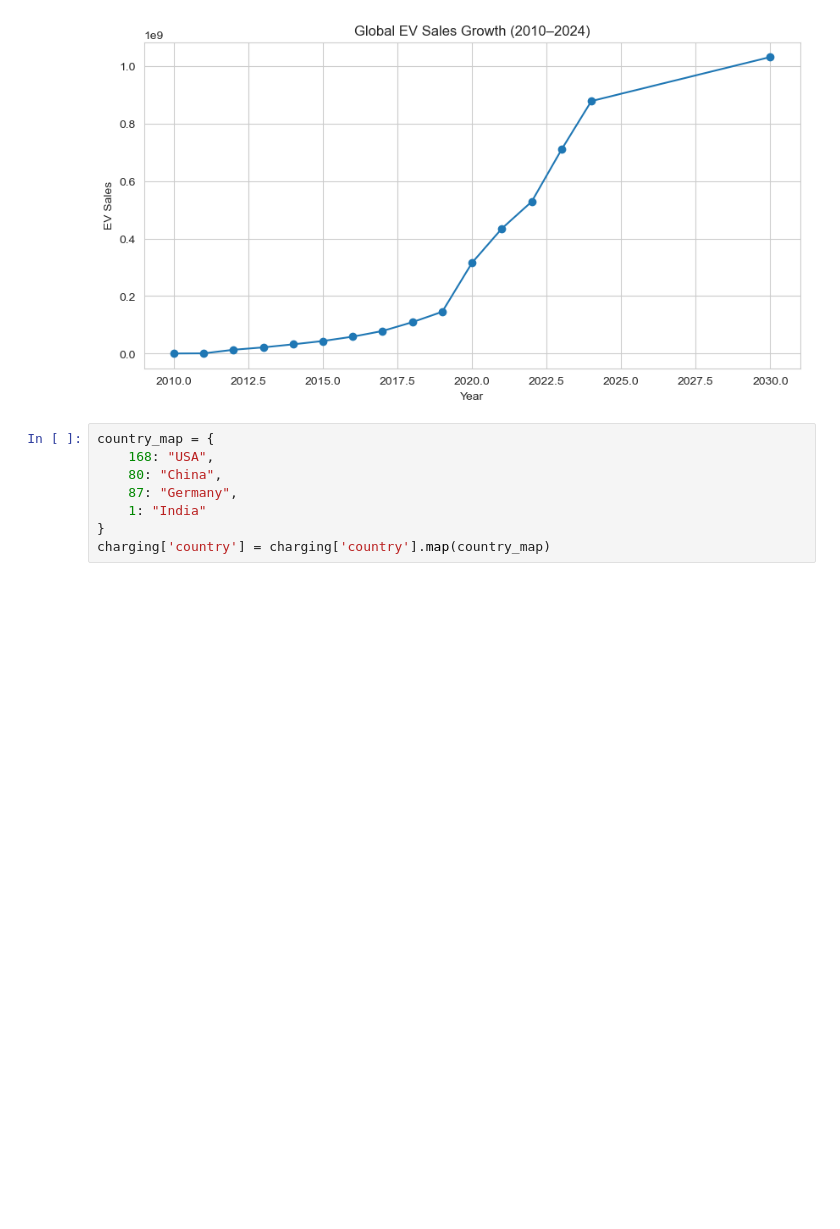
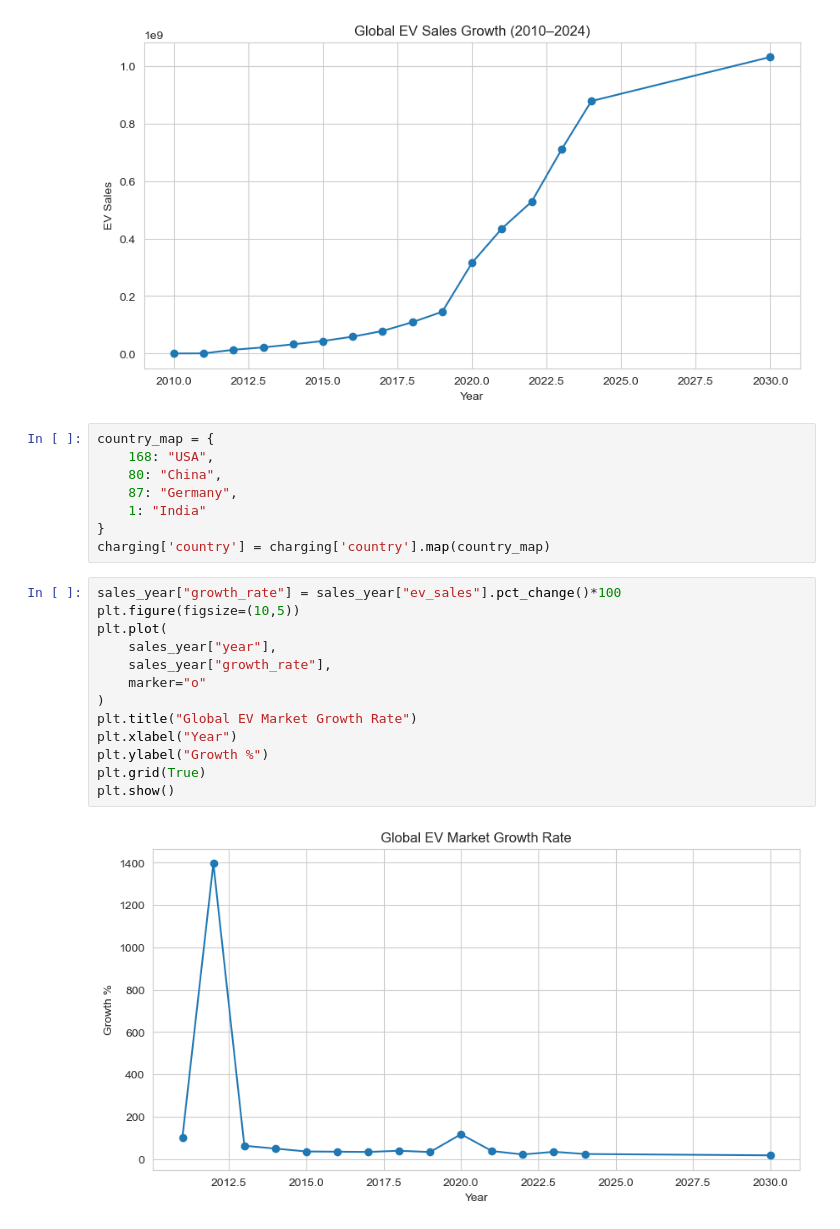
Before and after one commit to AnanthaRam-GS/eVehicle-adoption-analytics, a Jupyter notebook: notebooks/time_series.ipynb, the cells around one changed output. Drawn from its saved outputs; the diff is of its cells as text; blank space fills up the shorter version.

Commit message:
docs: update time series notebook with executed cell output, including a plot.docs: Update time series notebook with executed cell output

```diff
--- a/notebooks/time_series.ipynb
+++ b/notebooks/time_series.ipynb
@@ -52,3 +52,18 @@ country_map = {
     1: "India"
 }
 charging['country'] = charging['country'].map(country_map)
+# %%
+sales_year["growth_rate"] = sales_year["ev_sales"].pct_change()*100
+plt.figure(figsize=(10,5))
+plt.plot(
+    sales_year["year"],
+    sales_year["growth_rate"],
+    marker="o"
+)
+plt.title("Global EV Market Growth Rate")
+plt.xlabel("Year")
+plt.ylabel("Growth %")
+plt.grid(True)
+plt.show()
+# %% [output]
+[figure, added]
```
